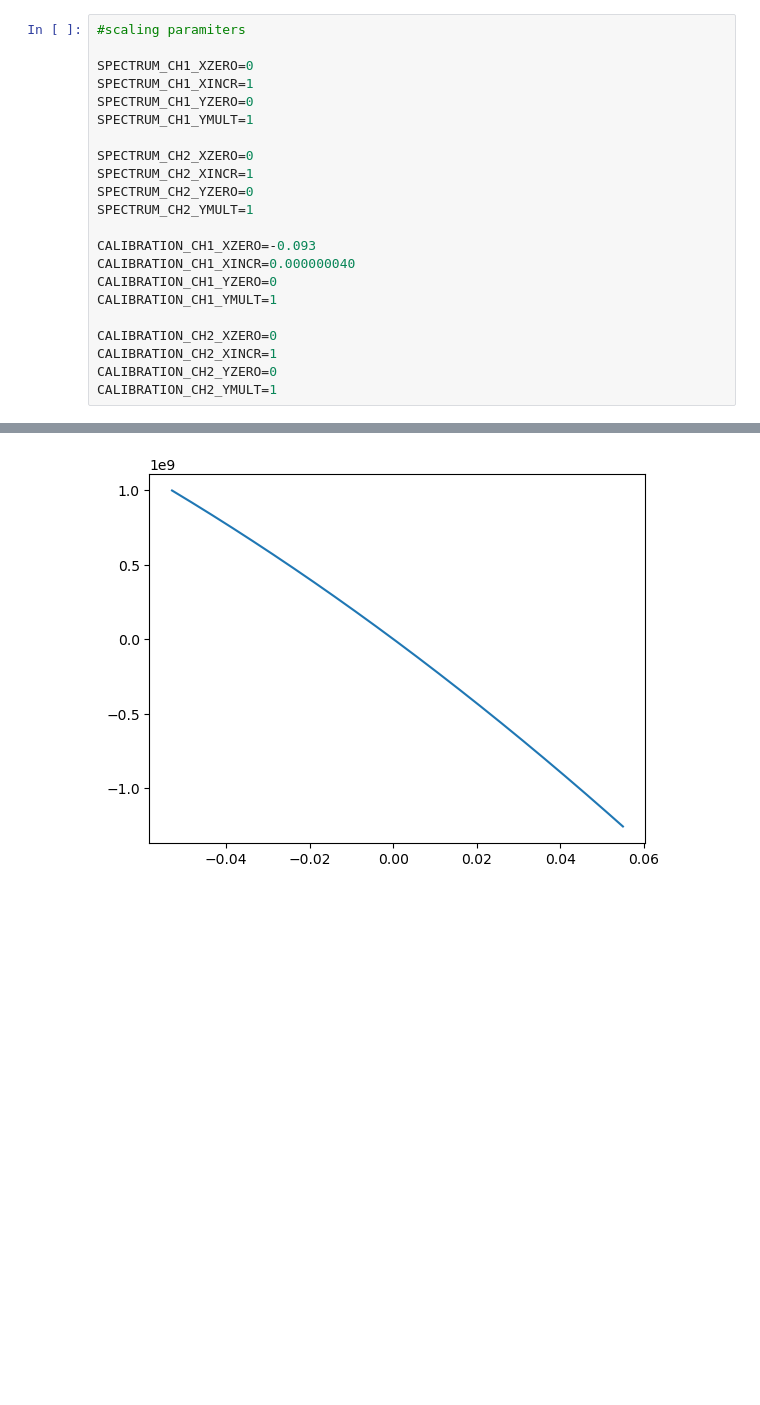
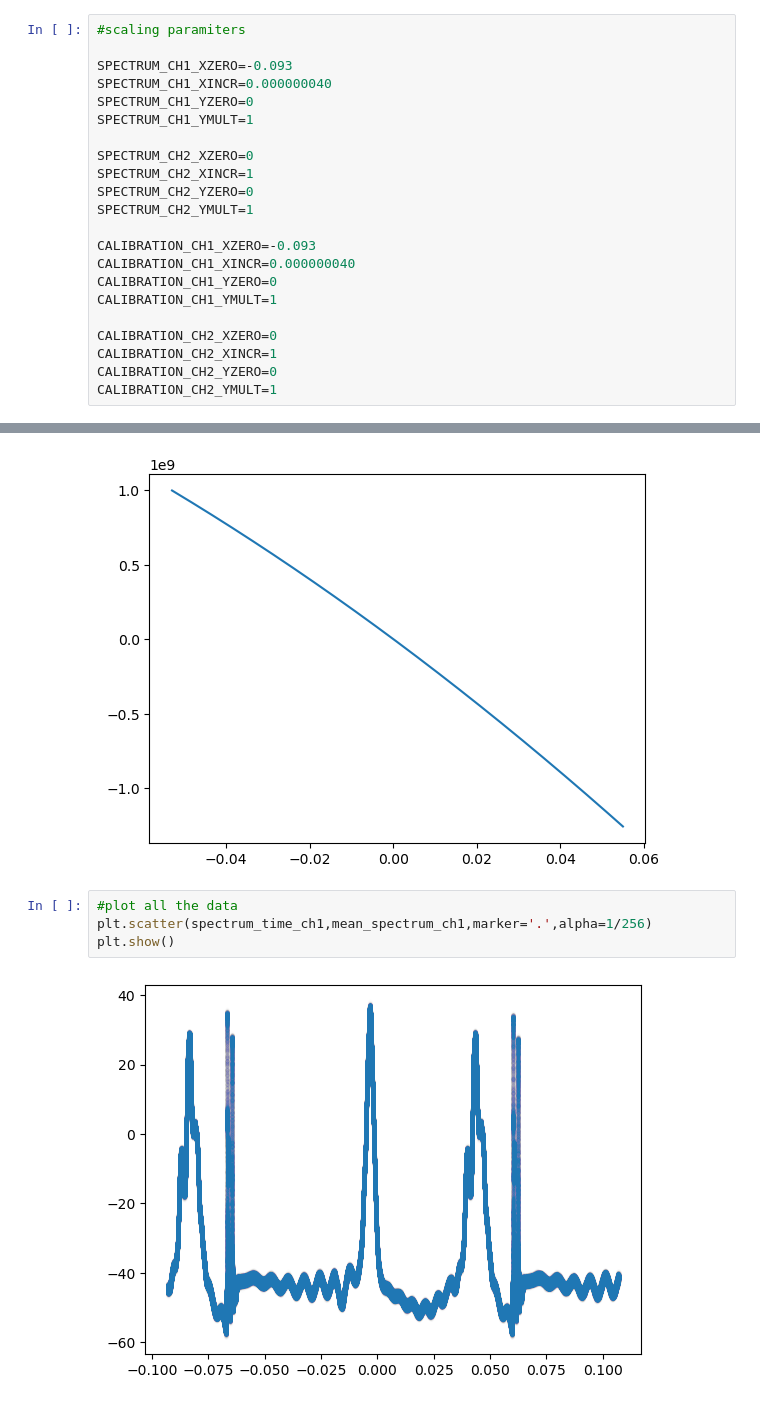
Before and after one commit to LaraTatli18/doppler-free-laser-spectroscopy, a Jupyter notebook: analyse_data.ipynb, the cells around one changed output, grey strips where cells are left out. Drawn from its saved outputs; the diff is of its cells as text; blank space fills up the shorter version.

Commit message:
plotted spectrum doesnt seem to match well

```diff
--- a/analyse_data.ipynb
+++ b/analyse_data.ipynb
@@ -65,8 +65,8 @@ calibration_time_ch2_unscaled=np.arange(0,N_POINTS)
 # %%
 #scaling paramiters
 
-SPECTRUM_CH1_XZERO=0
-SPECTRUM_CH1_XINCR=1
+SPECTRUM_CH1_XZERO=-0.093
+SPECTRUM_CH1_XINCR=0.000000040
 SPECTRUM_CH1_YZERO=0
 SPECTRUM_CH1_YMULT=1
 
@@ -242,3 +242,9 @@ plt.plot(ct,unp.nominal_values(d(ct)))
 plt.show()
 # %% [output]
 [figure]
+# %%
+#plot all the data
+plt.scatter(spectrum_time_ch1,mean_spectrum_ch1,marker='.',alpha=1/256)
+plt.show()
+# %% [output]
+[figure, added]
```
Also changed, not shown: parts of 4 cells of this notebook.
